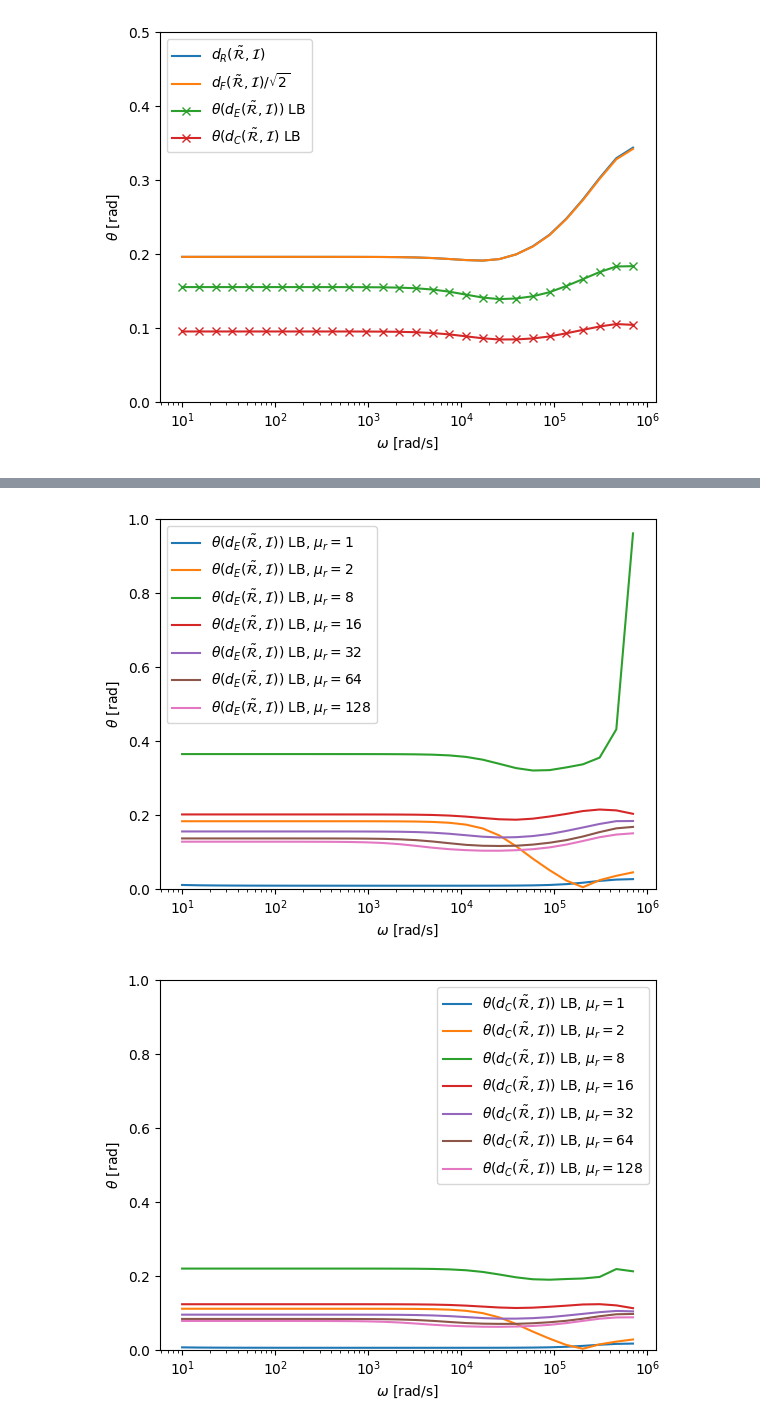
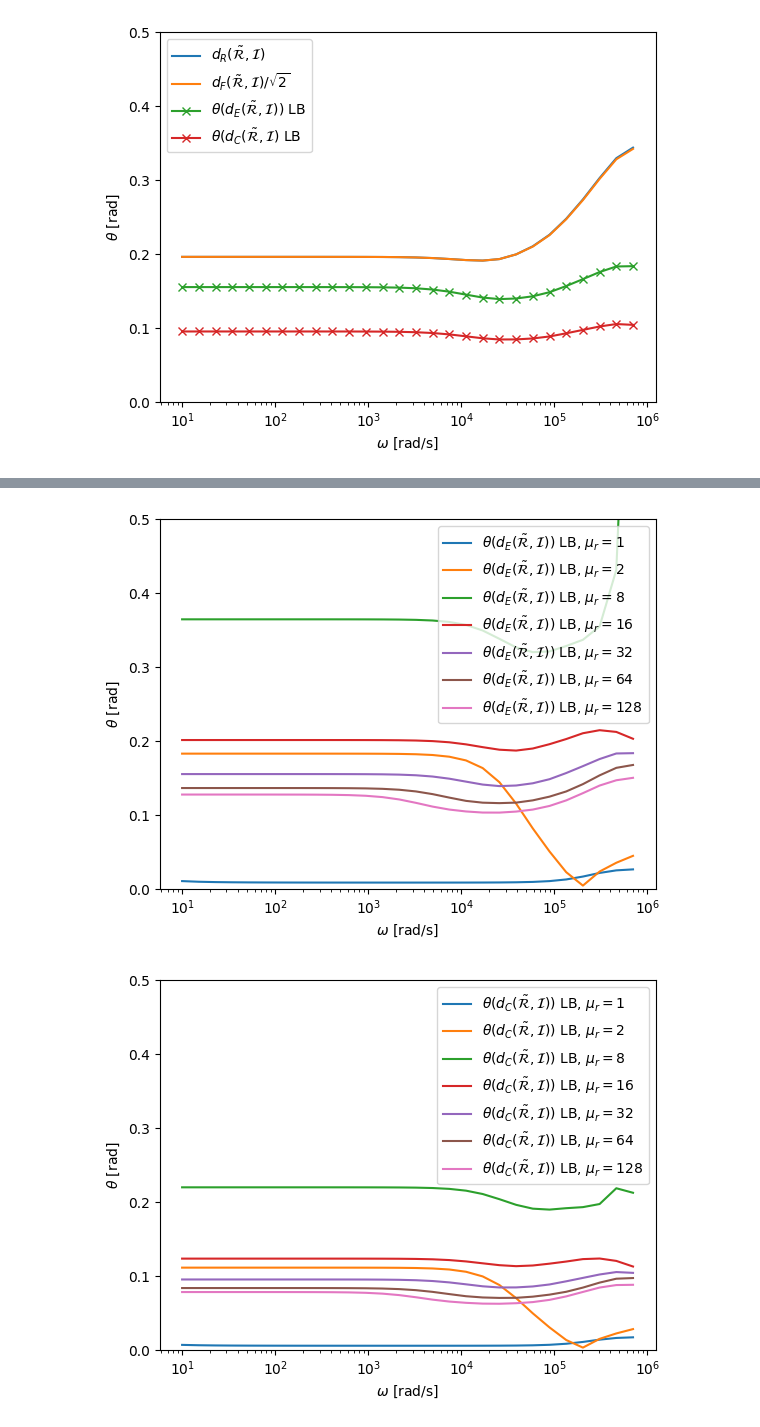
Before and after one commit to pdledger/Rodrigues_Angles, a Jupyter notebook: two_tetra_homog.ipynb, the cells around one changed output, grey strips where cells are left out. Cells and saved outputs as stored; diff of their text form; code cells hidden in the pictures.

```diff
--- a/two_tetra_homog.ipynb
+++ b/two_tetra_homog.ipynb
@@ -344,40 +342,40 @@ for count in range(7):
 plt.xlabel(r'$\omega$ [rad/s]')
 plt.ylabel(r'$\theta$ [rad]')
 plt.legend()
-plt.ylim(0,1.0)
+plt.ylim(0,0.5)
 plt.savefig("CSG_TwoTetra_apprxdR_metrics_tilde_al_0.001_varymu_sig_1e7_ord3.pdf")
 plt.show()
 
 fig=plt.figure()
 for count in range(7):
     plt.semilogx(Frequencies,dCTilderesults[count,:],label=r'$\theta(d_C(\tilde{\cal R},{\cal I}))$ LB, $\mu_r=$'+str(murlist[count]))
 plt.xlabel(r'$\omega$ [rad/s]')
 plt.ylabel(r'$\theta$ [rad]')
 plt.legend()
-plt.ylim(0,1.0)
+plt.ylim(0,0.5)
 plt.savefig("CSG_TwoTetra_apprxdR_metricsdC_tilde_al_0.001_varymu_sig_1e7_ord3.pdf")
 plt.show()
 
 
 fig=plt.figure()
 for count in range(7):
     plt.semilogx(Frequencies,dRTilderesults[count,:],label=r'$d_R(\tilde{\cal R},{\cal I})$, $\mu_r=$'+str(murlist[count]))
 plt.xlabel(r'$\omega$ [rad/s]')
 plt.ylabel(r'$\theta$ [rad]')
 plt.legend()
-plt.ylim(0,1.0)
+plt.ylim(0,0.5)
 plt.savefig("CSG_TwoTetra_dR_metrics_tilde_al_0.001_varymu_sig_1e7_ord3.pdf")
 plt.show()
 
 fig=plt.figure()
 for count in range(7):
     plt.semilogx(Frequencies,dFTilderesults[count,:]/np.sqrt(2),label=r'$d_F(\tilde{\cal R},{\cal I})/\sqrt{2}$, $\mu_r=$'+str(murlist[count]))
 plt.xlabel(r'$\omega$ [rad/s]')
 plt.ylabel(r'$\theta$ [rad]')
 plt.legend()
-plt.ylim(0,1.0)
+plt.ylim(0,0.5)
 plt.savefig("CSG_TwoTetra_dF_metrics_tilde_al_0.001_varymu_sig_1e7_ord3.pdf")
 plt.show()
 # %% [output]
-[figure, old version]
+[figure, new version]
-[figure, old version]
+[figure, new version]
```
Also changed, not shown: parts of 6 cells of this notebook, 26 other files.
